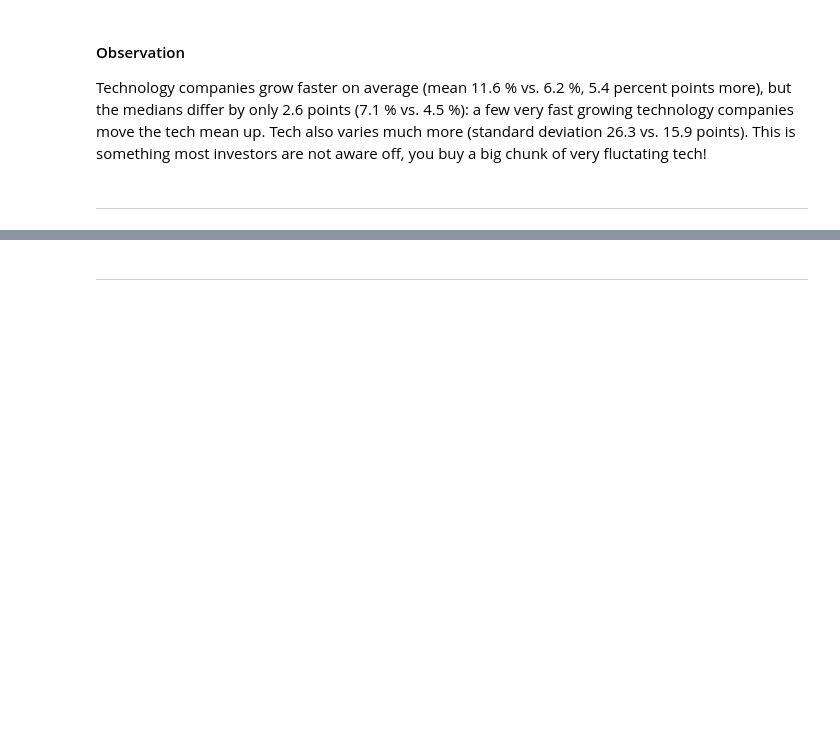
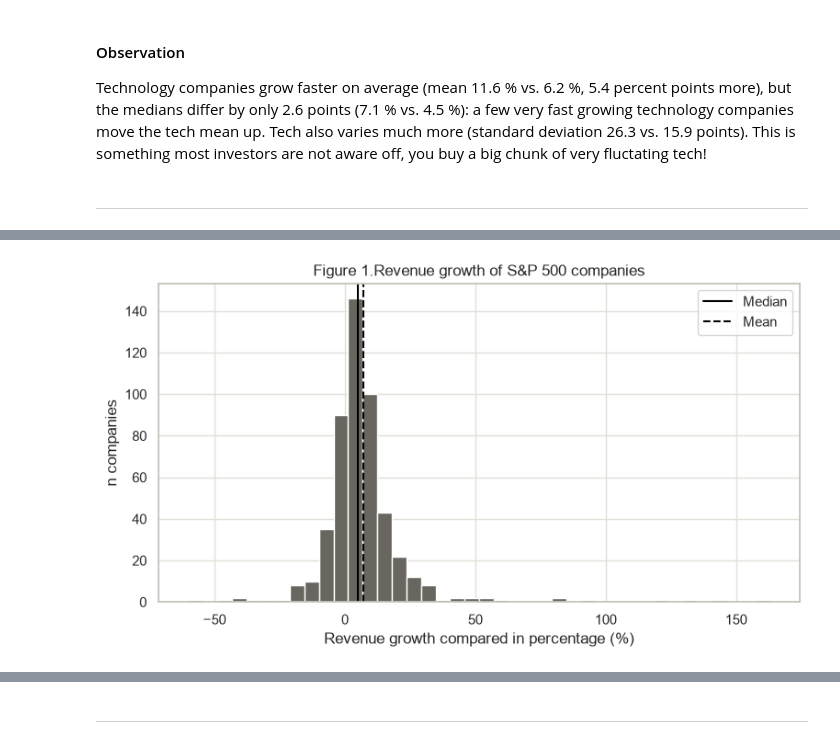
Before and after one commit to Tobolove/sp500-tech-concentration-analysis, a Jupyter notebook: analysis.ipynb, the cells around one changed output, grey strips where cells are left out. Saved outputs shown, nothing was run; the diff lists cells and outputs as text; code cells hidden in the pictures; blank space fills up the shorter version.

```diff
--- a/analysis.ipynb
+++ b/analysis.ipynb
@@ -703,0 +730,13 @@ Tech also varies much more (standard deviation 26.3 vs. 15.9 points). This is so
+# %%
+# Step 4: Histogram of revenue growth with added median and mean lines
+plt.figure(figsize=(9, 4.5))
+plt.hist(df["revenue_growth_pct"], bins=40, color=COLOR_NEUTRAL, edgecolor="white")
+plt.axvline(growth_median, color="black", label="Median")
+plt.axvline(growth_mean, color="black", linestyle="--", label="Mean")
+plt.title("Figure 1.Revenue growth of S&P 500 companies")
+plt.xlabel("Revenue growth compared in percentage (%)")
+plt.ylabel("n companies")
+plt.legend()
+plt.show()
+# %% [output]
+[figure, added]
```
Also changed, not shown: parts of 21 cells of this notebook.
